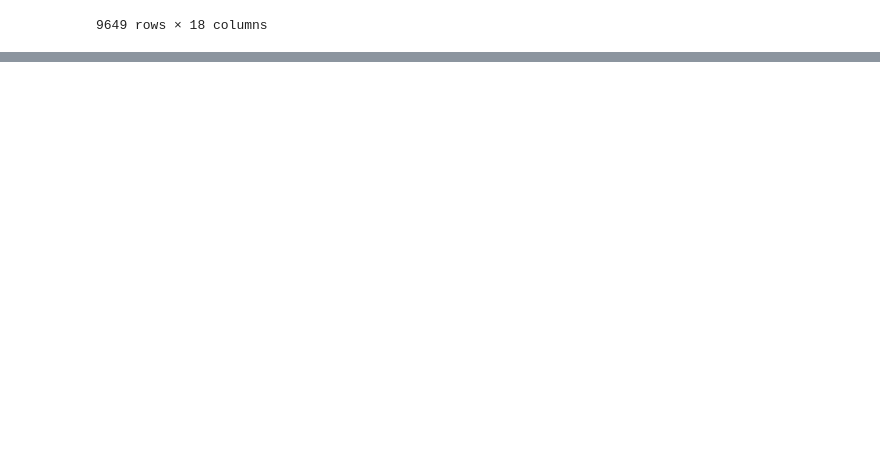
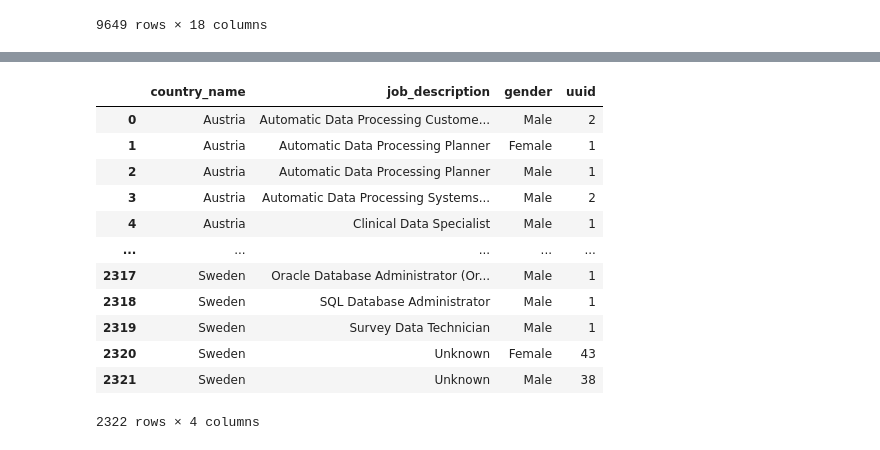
Before and after one commit to manuaq/project_m1, a Jupyter notebook: trash/project_module_1_full.ipynb, the cells around one changed output, grey strips where cells are left out. Saved outputs shown, nothing was run; the diff lists cells and outputs as text; code cells hidden in the pictures; blank space fills up the shorter version.

```diff
--- a/trash/project_module_1_full.ipynb
+++ b/trash/project_module_1_full.ipynb
@@ -1130,0 +1154,16 @@ project_m1_cleaned_data
+# %%
+project_m1_cleaned_data.groupby(["country_name","job_description", "gender"], as_index=False)["uuid"].count()
+# %% [output]
+|  | country_name | job_description | gender | uuid |
+| 0 | Austria | Automatic Data Processing Custome... | Male | 2 |
+| 1 | Austria | Automatic Data Processing Planner | Female | 1 |
+| 2 | Austria | Automatic Data Processing Planner | Male | 1 |
+| 3 | Austria | Automatic Data Processing Systems... | Male | 2 |
+| 4 | Austria | Clinical Data Specialist | Male | 1 |
+| ... | ... | ... | ... | ... |
+| 2317 | Sweden | Oracle Database Administrator (Or... | Male | 1 |
+| 2318 | Sweden | SQL Database Administrator | Male | 1 |
+| 2319 | Sweden | Survey Data Technician | Male | 1 |
+| 2320 | Sweden | Unknown | Female | 43 |
+| 2321 | Sweden | Unknown | Male | 38 |
+2322 rows × 4 columns
```
Also changed, not shown: parts of 18 cells of this notebook, 4 other files.
